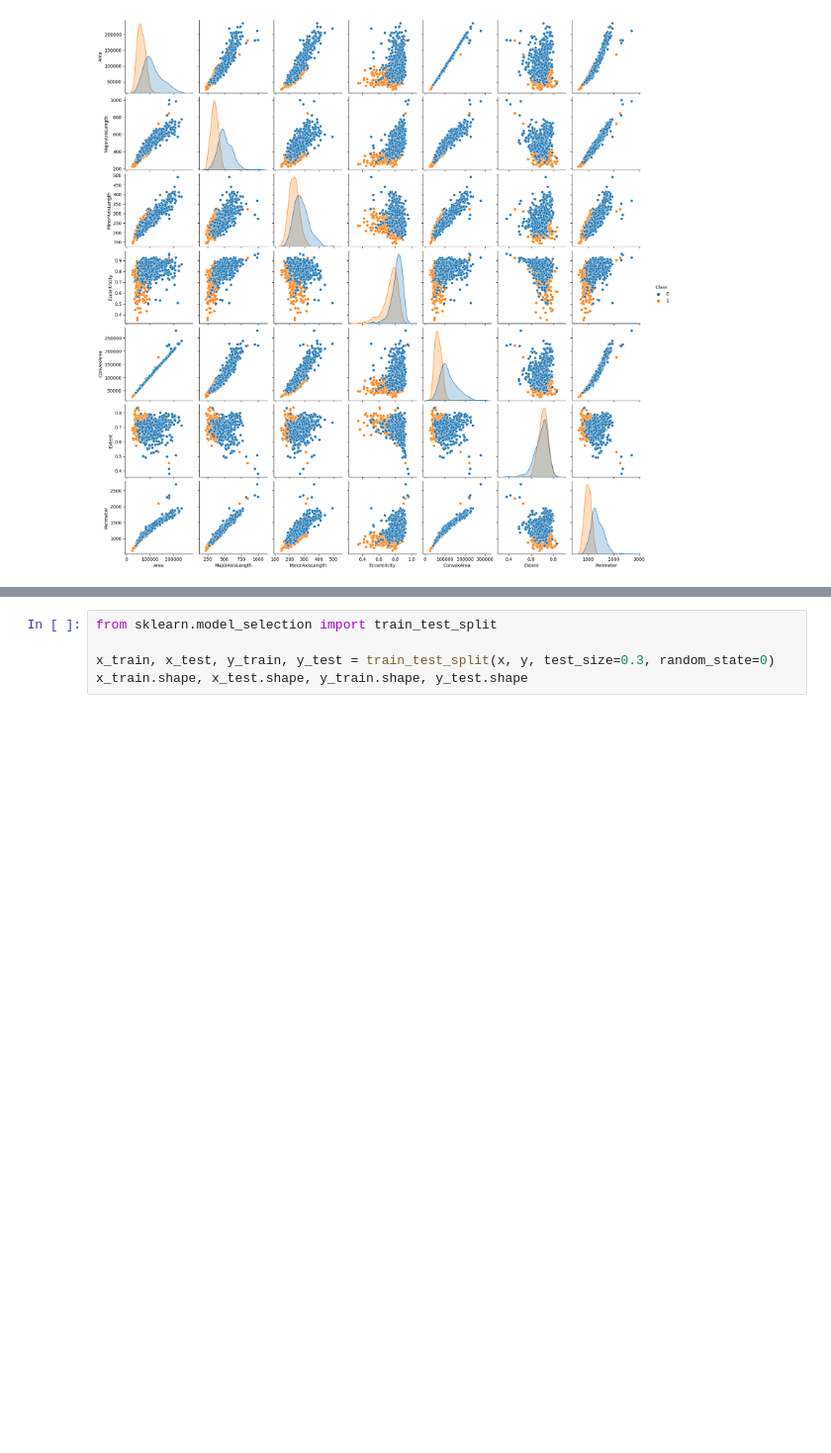
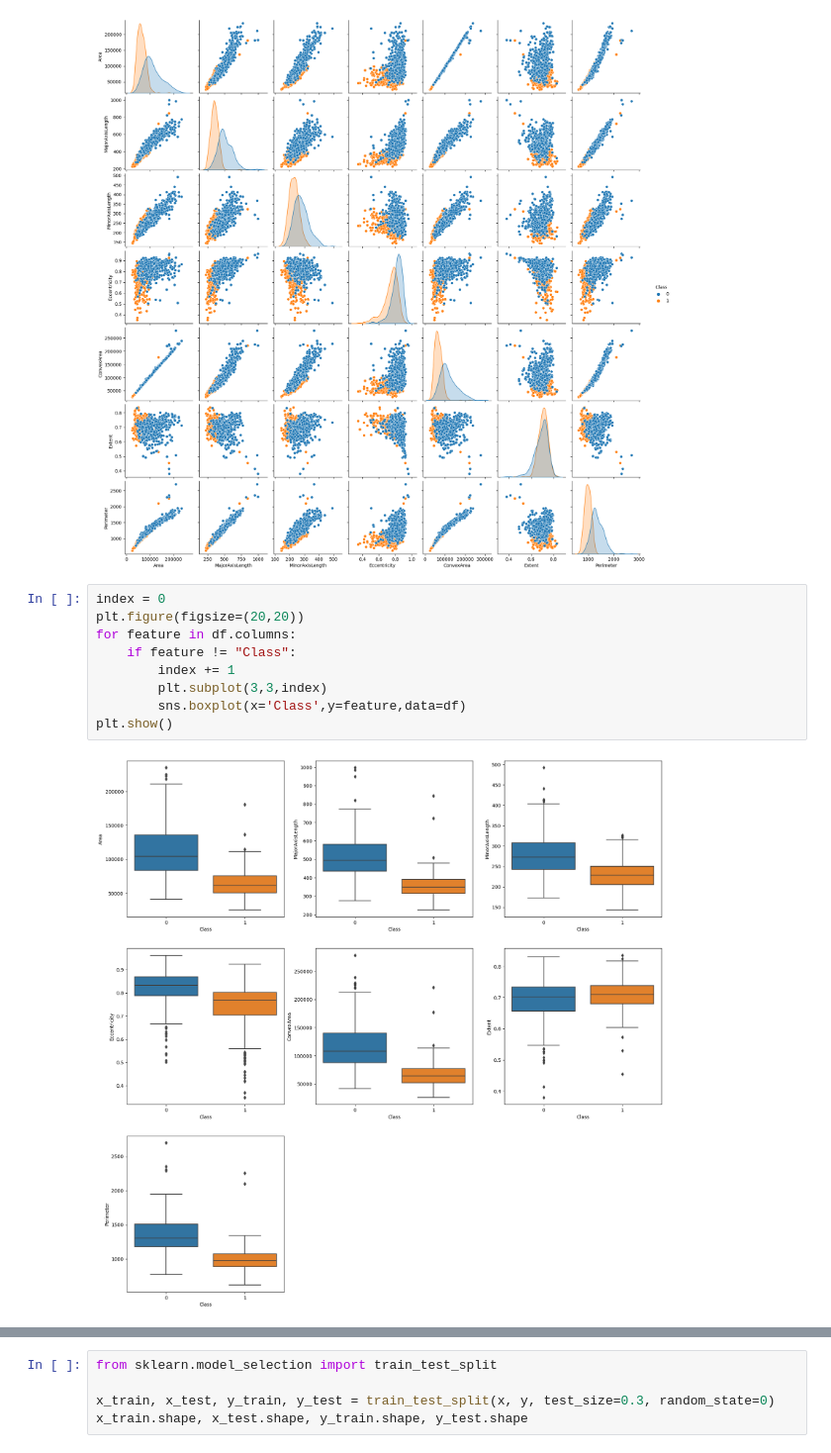
Before and after one commit to wkdguswo16/02_0915_Raisin, a Jupyter notebook: Raisin.ipynb, the cells around one changed output, grey strips where cells are left out. Shown at 99% size. Saved outputs shown, nothing was run; the diff lists cells and outputs as text; blank space fills up the shorter version.

```diff
--- a/Raisin.ipynb
+++ b/Raisin.ipynb
@@ -41,5 +78,16 @@ sns.pairplot(df_num_class,
 plt.show()
 # %% [output]
 [figure]
+# %%
+index = 0
+plt.figure(figsize=(20,20))
+for feature in df.columns:
+    if feature != "Class":
+        index += 1
+        plt.subplot(3,3,index)
+        sns.boxplot(x='Class',y=feature,data=df)
+plt.show()
+# %% [output]
+[figure, added]
 # %%
 from tensorflow.keras.utils import to_categorical
```
Also changed, not shown: parts of 10 cells of this notebook.
